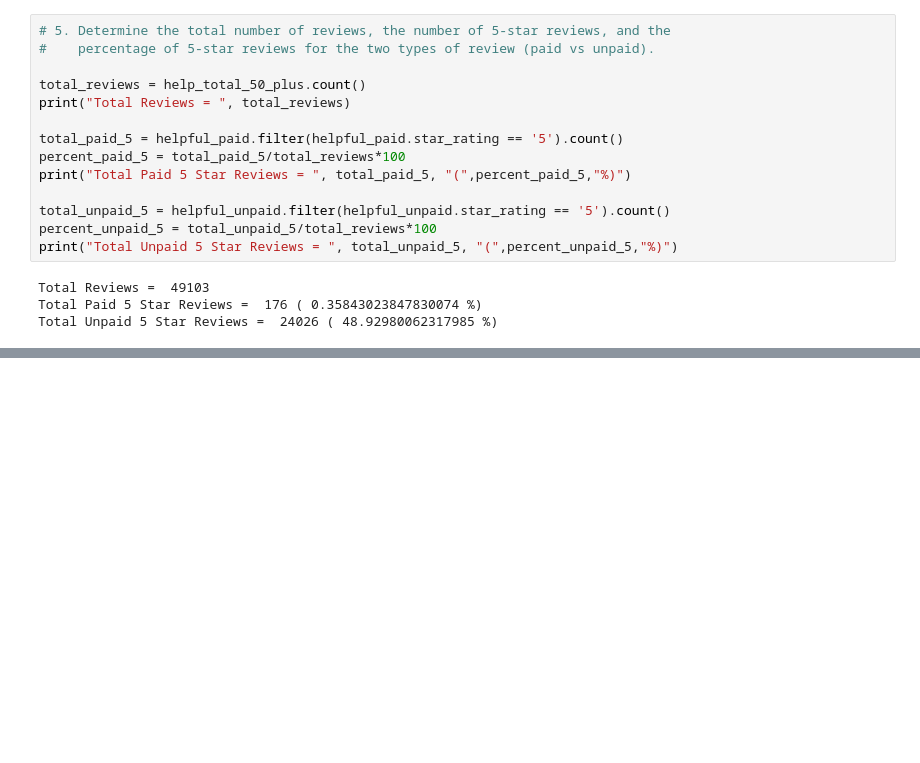
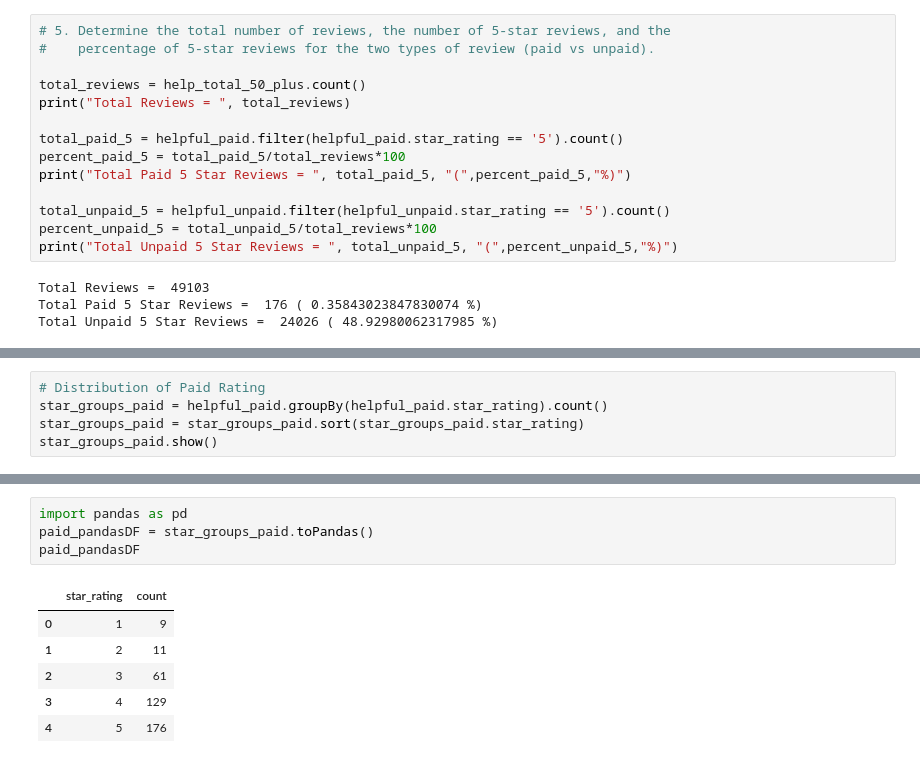
Before and after one commit to GregoryBWilson/Amazon_Vine_Analysis, a Jupyter notebook: Vine_Review_Analysis.ipynb, the cells around one changed output, grey strips where cells are left out. Saved outputs shown, nothing was run; the diff lists cells and outputs as text; blank space fills up the shorter version.

```diff
--- a/Vine_Review_Analysis.ipynb
+++ b/Vine_Review_Analysis.ipynb
@@ -217,0 +243,5 @@ Total Unpaid 5 Star Reviews =  24026 ( 48.92980062317985 %)
+# %%
+# Distribution of Paid Rating
+star_groups_paid = helpful_paid.groupBy(helpful_paid.star_rating).count()
+star_groups_paid = star_groups_paid.sort(star_groups_paid.star_rating)
+star_groups_paid.show()
@@ -217,0 +258,11 @@ Total Unpaid 5 Star Reviews =  24026 ( 48.92980062317985 %)
+# %%
+import pandas as pd
+paid_pandasDF = star_groups_paid.toPandas()
+paid_pandasDF
+# %% [output]
+|  | star_rating | count |
+| 0 | 1 | 9 |
+| 1 | 2 | 11 |
+| 2 | 3 | 61 |
+| 3 | 4 | 129 |
+| 4 | 5 | 176 |
```
Also changed, not shown: parts of 8 cells of this notebook, 7 other files.
